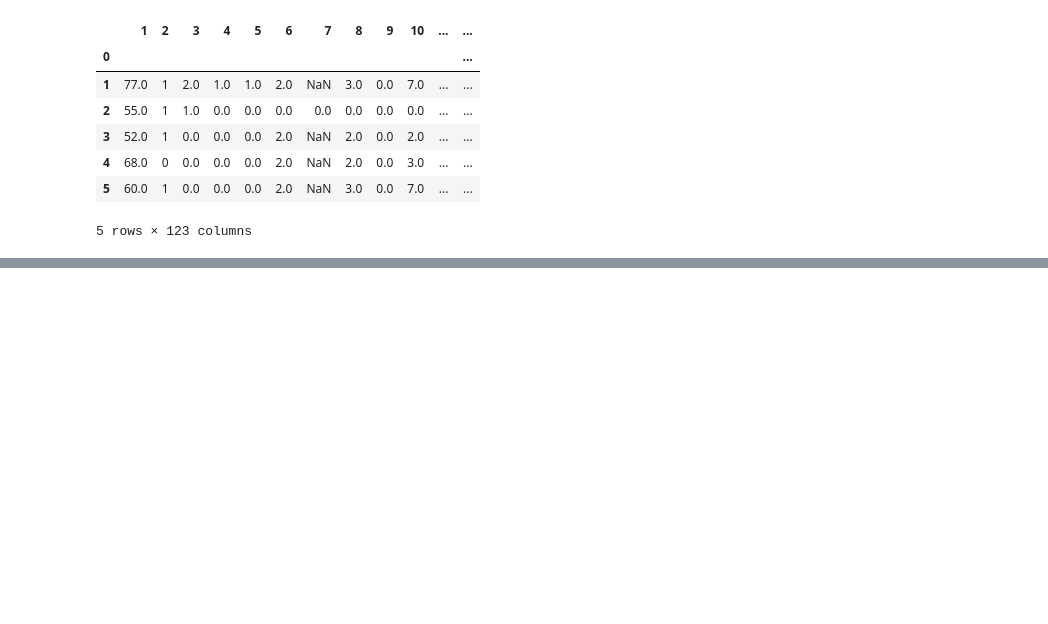
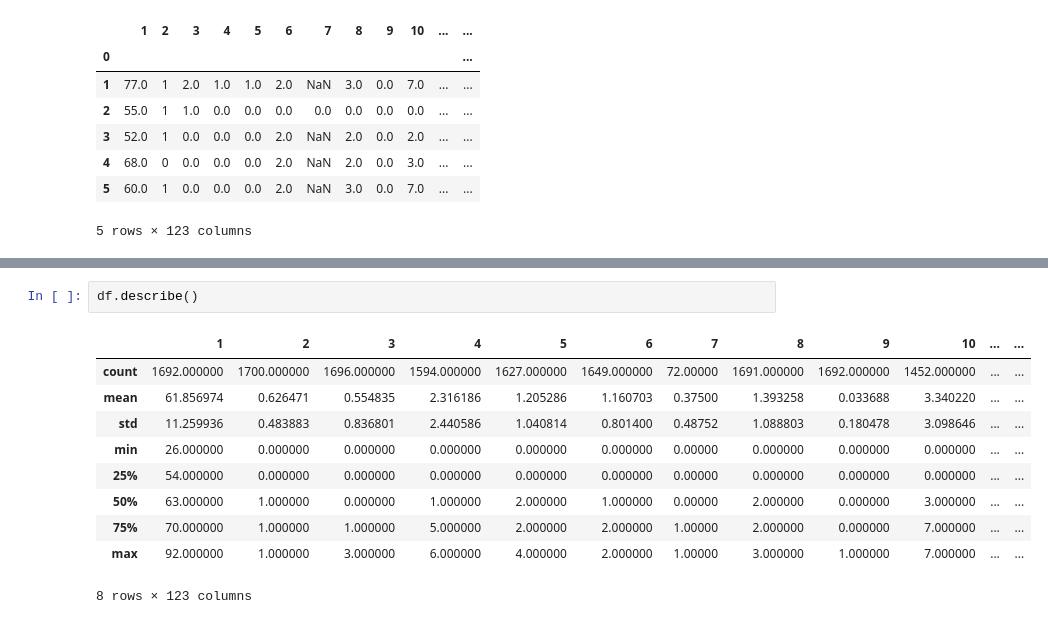
Before and after one commit to ayoebuus/CDI_case_2, a Jupyter notebook: MainNotebook.ipynb, the cells around one changed output, grey strips where cells are left out. Cells and saved outputs as stored; diff of their text form; blank space fills up the shorter version.

```diff
--- a/MainNotebook.ipynb
+++ b/MainNotebook.ipynb
@@ -42,0 +35,13 @@ sns.heatmap(df.corr())
+# %%
+df.describe()
+# %% [output]
+|  | 1 | 2 | 3 | 4 | 5 | 6 | 7 | 8 | 9 | 10 | ... | ... |
+| count | 1692.000000 | 1700.000000 | 1696.000000 | 1594.000000 | 1627.000000 | 1649.000000 | 72.00000 | 1691.000000 | 1692.000000 | 1452.000000 | ... | ... |
+| mean | 61.856974 | 0.626471 | 0.554835 | 2.316186 | 1.205286 | 1.160703 | 0.37500 | 1.393258 | 0.033688 | 3.340220 | ... | ... |
+| std | 11.259936 | 0.483883 | 0.836801 | 2.440586 | 1.040814 | 0.801400 | 0.48752 | 1.088803 | 0.180478 | 3.098646 | ... | ... |
+| min | 26.000000 | 0.000000 | 0.000000 | 0.000000 | 0.000000 | 0.000000 | 0.00000 | 0.000000 | 0.000000 | 0.000000 | ... | ... |
+| 25% | 54.000000 | 0.000000 | 0.000000 | 0.000000 | 0.000000 | 0.000000 | 0.00000 | 0.000000 | 0.000000 | 0.000000 | ... | ... |
+| 50% | 63.000000 | 1.000000 | 0.000000 | 1.000000 | 2.000000 | 1.000000 | 0.00000 | 2.000000 | 0.000000 | 3.000000 | ... | ... |
+| 75% | 70.000000 | 1.000000 | 1.000000 | 5.000000 | 2.000000 | 2.000000 | 1.00000 | 2.000000 | 0.000000 | 7.000000 | ... | ... |
+| max | 92.000000 | 1.000000 | 3.000000 | 6.000000 | 4.000000 | 2.000000 | 1.00000 | 3.000000 | 1.000000 | 7.000000 | ... | ... |
+8 rows × 123 columns
```
Also changed, not shown: parts of 6 cells of this notebook.
